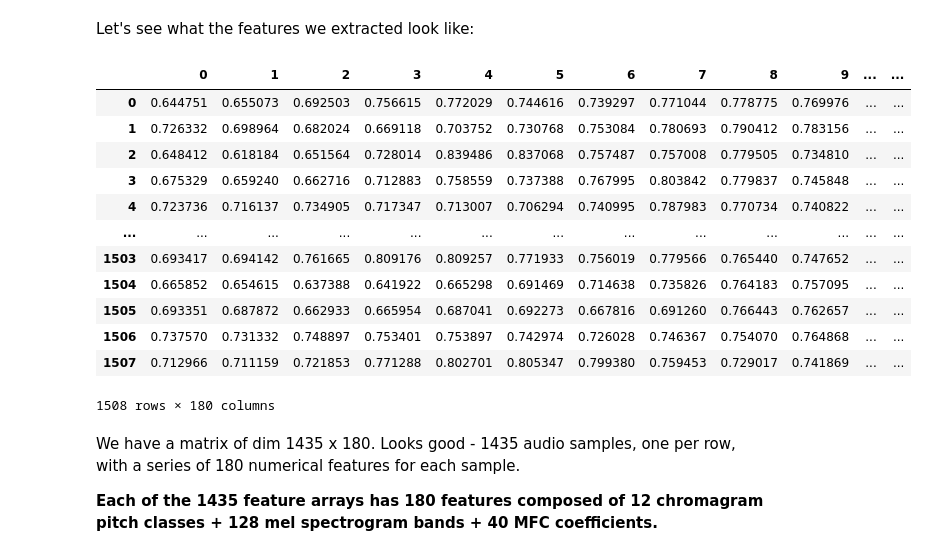
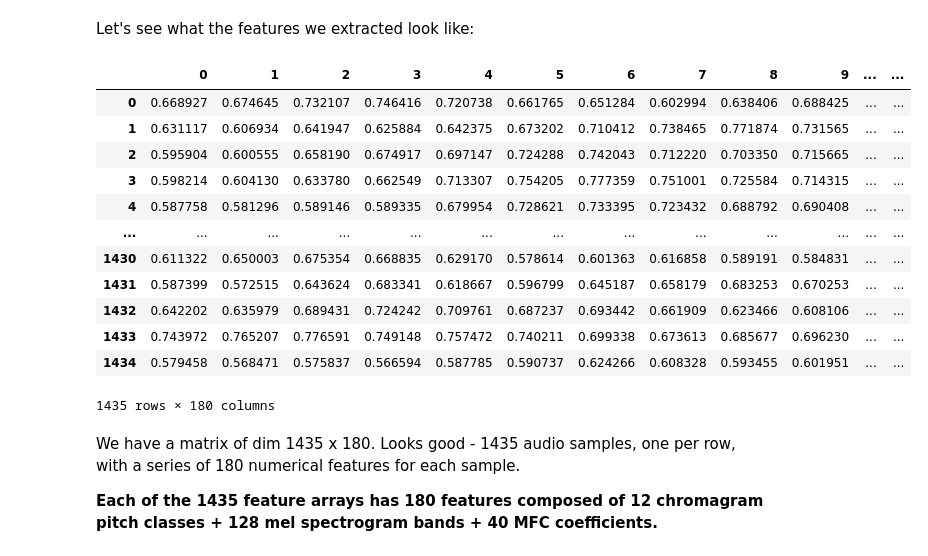
Before and after one commit to Duder5000/Week-2_Data_Preprocessing, a Jupyter notebook: Week_2_Data_Preprocessing.ipynb, the cells around one changed output. Drawn from its saved outputs; the diff is of its cells as text; code cells hidden in the pictures.

```diff
--- a/Week_2_Data_Preprocessing.ipynb
+++ b/Week_2_Data_Preprocessing.ipynb
@@ -900,12 +900,13 @@ from IPython.core.display import HTML
 import librosa
 import os, glob
 
-#featuresOld=pd.read_excel('/content/drive/MyDrive/$chool/_Spring2024/IAT 481/featuresRavdessOnly.xlsx',index_col=0)
+featuresOld=pd.read_excel('/content/drive/MyDrive/$chool/_Spring2024/IAT 481/featuresRavdessOnly.xlsx',index_col=0)
 featuresNew=pd.read_excel('/content/drive/MyDrive/$chool/_Spring2024/IAT 481/featuresNew.xlsx',index_col=0)
 
-emotions=pd.read_excel('/content/drive/MyDrive/$chool/_Spring2024/IAT 481/emotionsRavdessOnly.xlsx',index_col=0)
+emotionsOld=pd.read_excel('/content/drive/MyDrive/$chool/_Spring2024/IAT 481/emotionsRavdessOnly.xlsx',index_col=0)
+emotionsNew=pd.read_excel('/content/drive/MyDrive/$chool/_Spring2024/IAT 481/emotionsNew.xlsx',index_col=0)
 
-#featuresOld.head()
+featuresOld.head()
 featuresNew.head()
 # %% [output]
 |  | 0 | 1 | 2 | 3 | 4 | 5 | 6 | 7 | 8 | 9 | ... | ... |
@@ -937,28 +938,28 @@ Let's see what the features we extracted look like:
 # %%
 #print(f'\nAudio samples represented: {features.shape[0]}')
 #print(f'Num#erical features extracted per sample: {features.shape[1]}')
 #features_df = pd.DataFrame(features) # make it pretty for display
 #features_df
 
 featuresNew_df = pd.DataFrame(featuresNew)
 featuresNew_df
 
-#featuresOld_df = pd.DataFrame(featuresOld)
-#featuresOld_df
+featuresOld_df = pd.DataFrame(featuresOld)
+featuresOld_df
 # %% [output]
 |  | 0 | 1 | 2 | 3 | 4 | 5 | 6 | 7 | 8 | 9 | ... | ... |
-| 0 | 0.644751 | 0.655073 | 0.692503 | 0.756615 | 0.772029 | 0.744616 | 0.739297 | 0.771044 | 0.778775 | 0.769976 | ... | ... |
-| 1 | 0.726332 | 0.698964 | 0.682024 | 0.669118 | 0.703752 | 0.730768 | 0.753084 | 0.780693 | 0.790412 | 0.783156 | ... | ... |
-| 2 | 0.648412 | 0.618184 | 0.651564 | 0.728014 | 0.839486 | 0.837068 | 0.757487 | 0.757008 | 0.779505 | 0.734810 | ... | ... |
-| 3 | 0.675329 | 0.659240 | 0.662716 | 0.712883 | 0.758559 | 0.737388 | 0.767995 | 0.803842 | 0.779837 | 0.745848 | ... | ... |
-| 4 | 0.723736 | 0.716137 | 0.734905 | 0.717347 | 0.713007 | 0.706294 | 0.740995 | 0.787983 | 0.770734 | 0.740822 | ... | ... |
+| 0 | 0.668927 | 0.674645 | 0.732107 | 0.746416 | 0.720738 | 0.661765 | 0.651284 | 0.602994 | 0.638406 | 0.688425 | ... | ... |
+| 1 | 0.631117 | 0.606934 | 0.641947 | 0.625884 | 0.642375 | 0.673202 | 0.710412 | 0.738465 | 0.771874 | 0.731565 | ... | ... |
+| 2 | 0.595904 | 0.600555 | 0.658190 | 0.674917 | 0.697147 | 0.724288 | 0.742043 | 0.712220 | 0.703350 | 0.715665 | ... | ... |
+| 3 | 0.598214 | 0.604130 | 0.633780 | 0.662549 | 0.713307 | 0.754205 | 0.777359 | 0.751001 | 0.725584 | 0.714315 | ... | ... |
+| 4 | 0.587758 | 0.581296 | 0.589146 | 0.589335 | 0.679954 | 0.728621 | 0.733395 | 0.723432 | 0.688792 | 0.690408 | ... | ... |
 | ... | ... | ... | ... | ... | ... | ... | ... | ... | ... | ... | ... | ... |
-| 1503 | 0.693417 | 0.694142 | 0.761665 | 0.809176 | 0.809257 | 0.771933 | 0.756019 | 0.779566 | 0.765440 | 0.747652 | ... | ... |
-| 1504 | 0.665852 | 0.654615 | 0.637388 | 0.641922 | 0.665298 | 0.691469 | 0.714638 | 0.735826 | 0.764183 | 0.757095 | ... | ... |
-| 1505 | 0.693351 | 0.687872 | 0.662933 | 0.665954 | 0.687041 | 0.692273 | 0.667816 | 0.691260 | 0.766443 | 0.762657 | ... | ... |
-| 1506 | 0.737570 | 0.731332 | 0.748897 | 0.753401 | 0.753897 | 0.742974 | 0.726028 | 0.746367 | 0.754070 | 0.764868 | ... | ... |
-| 1507 | 0.712966 | 0.711159 | 0.721853 | 0.771288 | 0.802701 | 0.805347 | 0.799380 | 0.759453 | 0.729017 | 0.741869 | ... | ... |
+| 1430 | 0.611322 | 0.650003 | 0.675354 | 0.668835 | 0.629170 | 0.578614 | 0.601363 | 0.616858 | 0.589191 | 0.584831 | ... | ... |
+| 1431 | 0.587399 | 0.572515 | 0.643624 | 0.683341 | 0.618667 | 0.596799 | 0.645187 | 0.658179 | 0.683253 | 0.670253 | ... | ... |
+| 1432 | 0.642202 | 0.635979 | 0.689431 | 0.724242 | 0.709761 | 0.687237 | 0.693442 | 0.661909 | 0.623466 | 0.608106 | ... | ... |
+| 1433 | 0.743972 | 0.765207 | 0.776591 | 0.749148 | 0.757472 | 0.740211 | 0.699338 | 0.673613 | 0.685677 | 0.696230 | ... | ... |
+| 1434 | 0.579458 | 0.568471 | 0.575837 | 0.566594 | 0.587785 | 0.590737 | 0.624266 | 0.608328 | 0.593455 | 0.601951 | ... | ... |
-1508 rows × 180 columns
+1435 rows × 180 columns
 # %% [markdown]
 We have a matrix of dim 1435 x 180. Looks good - 1435 audio samples, one per row, with a series of
 180 numerical features for each sample.
```
Also changed, not shown: parts of 3 cells of this notebook.
